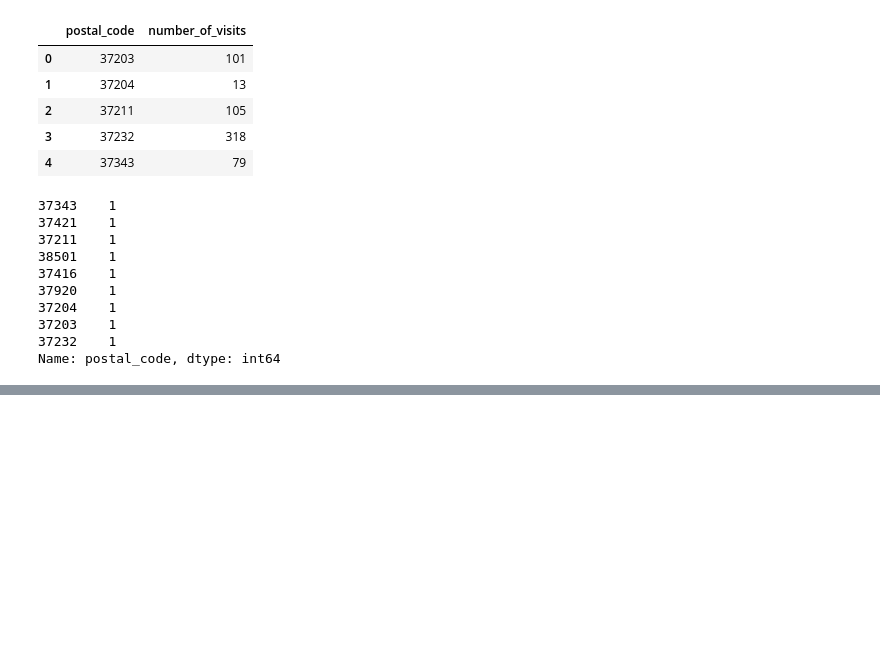
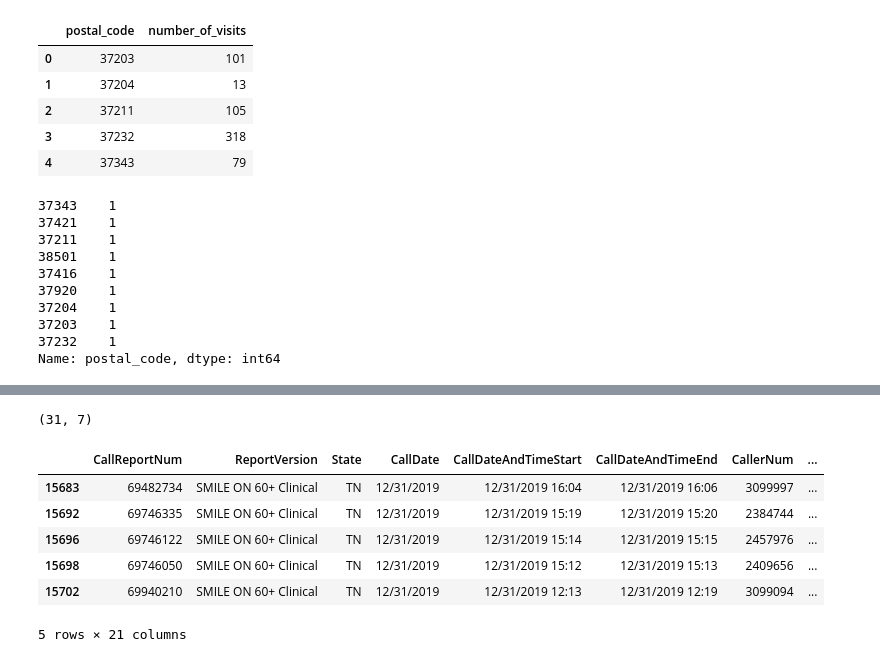
Before and after one commit to bsfcs/smile-on-spiderman, a Jupyter notebook: notebooks/smile_on_eda.ipynb, the cells around one changed output, grey strips where cells are left out. Drawn from its saved outputs; the diff is of its cells as text; code cells hidden in the pictures; blank space fills up the shorter version.

```diff
--- a/notebooks/smile_on_eda.ipynb
+++ b/notebooks/smile_on_eda.ipynb
@@ -1006,0 +1039,14 @@ cms_2016_grouped.to_csv('../data/cms_2016_grouped.csv', index=False)
+# %%
+clinic_geo.shape
+# %% [output]
+(31, 7)
+# %%
+smile_2019.head()
+# %% [output]
+|  | CallReportNum | ReportVersion | State | CallDate | CallDateAndTimeStart | CallDateAndTimeEnd | CallerNum | ... |
+| 15683 | 69482734 | SMILE ON 60+ Clinical | TN | 12/31/2019 | 12/31/2019 16:04 | 12/31/2019 16:06 | 3099997 | ... |
+| 15692 | 69746335 | SMILE ON 60+ Clinical | TN | 12/31/2019 | 12/31/2019 15:19 | 12/31/2019 15:20 | 2384744 | ... |
+| 15696 | 69746122 | SMILE ON 60+ Clinical | TN | 12/31/2019 | 12/31/2019 15:14 | 12/31/2019 15:15 | 2457976 | ... |
+| 15698 | 69746050 | SMILE ON 60+ Clinical | TN | 12/31/2019 | 12/31/2019 15:12 | 12/31/2019 15:13 | 2409656 | ... |
+| 15702 | 69940210 | SMILE ON 60+ Clinical | TN | 12/31/2019 | 12/31/2019 12:13 | 12/31/2019 12:19 | 3099094 | ... |
+5 rows × 21 columns
```
Also changed, not shown: parts of 7 cells of this notebook, 1 other file.
